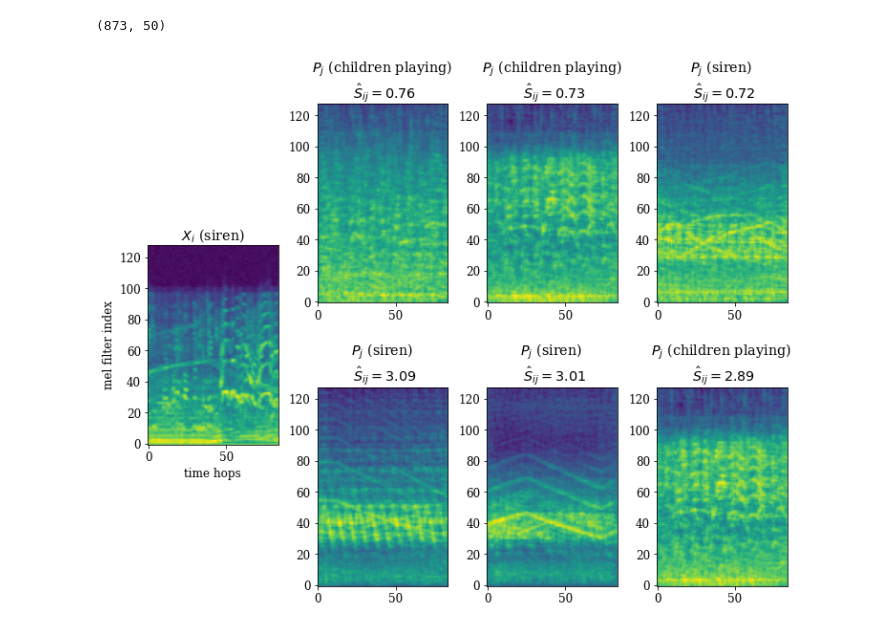
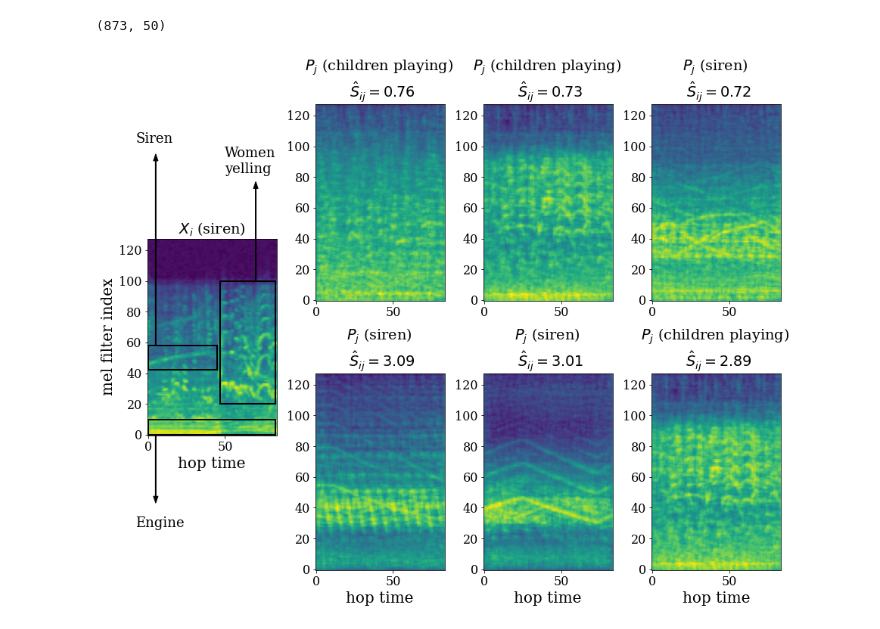
Before and after one commit to pzinemanas/APNet, a Jupyter notebook: notebooks/test_weigthed_sum.ipynb, the cells around one changed output. Cells and saved outputs as stored; diff of their text form; code cells hidden in the pictures.

```diff
--- a/notebooks/test_weigthed_sum.ipynb
+++ b/notebooks/test_weigthed_sum.ipynb
@@ -147,10 +145,12 @@ print(mean_similarity.shape)
 # %%
 ann = np.argmax(Y, axis=1)
 # %%
+import matplotlib.patches as patches
+
 j = 105 #150 es buen ejemplo
 
 
-plt.rcParams.update({'font.size': 12, 'font.family': 'serif'})
+plt.rcParams.update({'font.size': 16, 'font.family': 'serif'})
 
 class_names = (['air conditioner', 'car horn', 'children playing',
            'dog bark', 'drilling', 'engine idling', 'gun shot',
@@ -159,7 +159,7 @@ class_names = (['air conditioner', 'car horn', 'children playing',
 argsort_ws = np.argsort(ws_similarity[j])
 argsort_mean = np.argsort(mean_similarity[j])
 
-fig = plt.figure(figsize=(12,10), constrained_layout=False)
+fig = plt.figure(figsize=(15,12), constrained_layout=False)
 N_protos = 3
 gs = fig.add_gridspec(nrows=2, ncols=N_protos+1, wspace=0.3)
 ax0 = fig.add_subplot(gs[0:2, 0])
@@ -169,33 +169,57 @@ for k in range(1, N_protos+1):
     ax[1][k] = fig.add_subplot(gs[1, k])
 
 #plt.subplot(2, 3, 1)
 ax0.imshow(X[j].T, origin='lower')
 ax0.set_title('$X_i$ (' + dataset.label_list[ann[j]] + ')' )
-ax0.set_xlabel('time hops')
-ax0.set_ylabel('mel filter index')
+ax0.set_xlabel('hop time', fontsize=20)
+ax0.set_ylabel('mel filter index', fontsize=20)
+
+# Create a Rectangle patch
+rect = patches.Rectangle((0, 42), 45, 16, linewidth=2, edgecolor='k', facecolor='none')
+ax0.add_patch(rect)
+
+rect = patches.Rectangle((0, 0), 83, 10, linewidth=2, edgecolor='k', facecolor='none')
+ax0.add_patch(rect)
+
+rect = patches.Rectangle((47, 20), 36, 80, linewidth=2, edgecolor='k', facecolor='none')
+ax0.add_patch(rect)
+
+ax0.arrow(5, 0, 0, -40, clip_on=False, width=0.5, head_width=3, color='k')
+ax0.text(-8, -60, 'Engine', fontsize=18)
+
+
+ax0.arrow(5, 58, 0, 120, clip_on=False, width=0.5, head_width=3, color='k')
+ax0.text(-8, 190, 'Siren', fontsize=18)
+
+ax0.arrow(70, 100, 0, 60, clip_on=False, width=0.5, head_width=3, color='k')
+ax0.text(50, 170, 'Women\nyelling', fontsize=18)
 
 #plt.subplot(2, 3, 2):
 for k in range(1, N_protos+1):
     ax[0][k].imshow(model_container.prototypes.mel_spectrograms[argsort_mean[-k]].T, origin='lower')
     class_name = class_names[model_container.prototypes.classes[argsort_mean[-k]]]
     ax[0][k].set_title('$P_{j}$ (%s) \n $\hat{S}_{ij}=%0.2f$' % (class_name, mean_similarity[j, argsort_mean[-k]]))
     #ax[0][k].set_xticks([])
 
     ax[1][k].imshow(model_container.prototypes.mel_spectrograms[argsort_ws[-k]].T, origin='lower')
     class_name = class_names[model_container.prototypes.classes[argsort_ws[-k]]]
     ax[1][k].set_title('$P_{j}$ (%s) \n $\hat{S}_{ij}=%0.2f$' % (class_name, ws_similarity[j, argsort_ws[-k]]))
+    ax[1][k].set_xlabel('hop time', fontsize=20)
 
+    #if k == 1:
+    #    ax[0][k].set_ylabel('mel filter index', fontsize=18)
+    #    ax[1][k].set_ylabel('mel filter index', fontsize=18)
 
 #plt.subplot(2, 3, 3)
 #plt.imshow(model_container.prototypes.mel_spectrograms[argsort_mean[-2]].T, origin='lower')
 
 #plt.subplot(2, 3, 4)
 #plt.imshow(X[j].T, origin='lower')
 #plt.subplot(2, 3, 5)
 #plt.imshow(model_container.prototypes.mel_spectrograms[argsort_ws[-1]].T, origin='lower')
 #plt.subplot(2, 3, 6)
 #plt.imshow(model_container.prototypes.mel_spectrograms[argsort_ws[-2]].T, origin='lower')
 plt.savefig('images/test_weighted_sum.png', dpi=300, bbox_inches='tight', pad_inches=0)
 plt.show()
 # %% [output]
-[figure, old version]
+[figure, new version]
```
Also changed, not shown: parts of 2 cells of this notebook, 13 other files.
